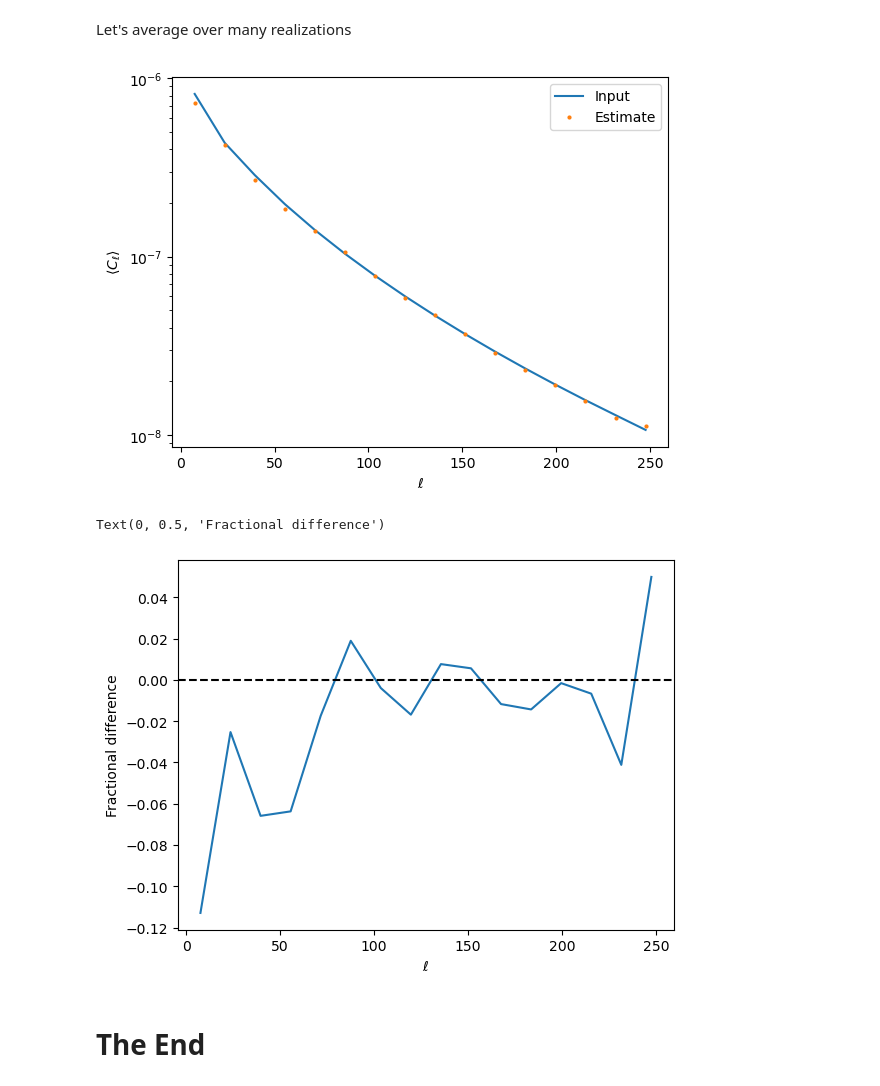
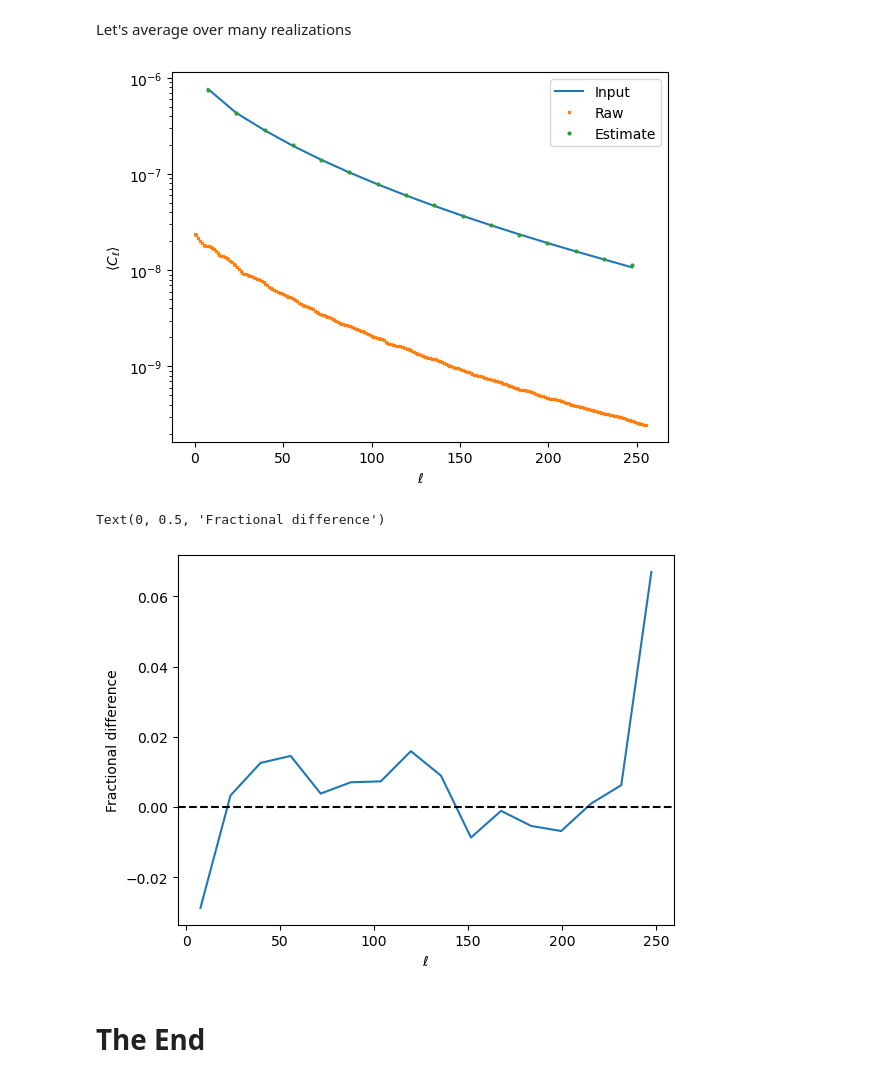
Before and after one commit to martinjameswhite/directsht, a Jupyter notebook: notebooks/mode_coupling_mat.ipynb, the cells around one changed output. Saved outputs shown, nothing was run; the diff lists cells and outputs as text; code cells hidden in the pictures.

```diff
--- a/notebooks/mode_coupling_mat.ipynb
+++ b/notebooks/mode_coupling_mat.ipynb
@@ -85,27 +96,31 @@ plt.xlim([0,binned_ells[-1]+50])
 # %% [markdown]
 Let's average over many realizations
 # %%
-Nmc = 50
+Nmc = 100
 #
 avg_Cb_decoupled = np.zeros_like(Cb_decoupled)
+avg_Cl_raw       = np.zeros_like(cl)
 #
 for i in range(Nmc):
     kmap = hp.synfast(clkk,nside=nside)
     cl   = hp.anafast(mask*kmap,lmax=lmax)
     binned_ells, Cb_decoupled = MD(cl,NperBin)
     avg_Cb_decoupled += Cb_decoupled
+    avg_Cl_raw       += cl
 avg_Cb_decoupled /= Nmc
+avg_Cl_raw       /= Nmc
 #
 plt.plot(binned_ells, convolved_theory_cl, label='Input')
+plt.plot(np.arange(Nl), avg_Cl_raw, label='Raw', ls='', marker='x', markersize=2)
 plt.plot(binned_ells, avg_Cb_decoupled, label='Estimate', ls='', marker='o', markersize=2)
 plt.yscale('log')
 plt.legend()
 #
 plt.xlabel(r'$\ell$')
 plt.ylabel(r'$\langle C_\ell \rangle$')
 plt.show()
 # %% [output]
-[figure, old version]
+[figure, new version]
 # %%
 plt.plot(binned_ells, avg_Cb_decoupled/convolved_theory_cl - 1)
 plt.axhline(0, ls='--', color='k')
@@ -113,6 +128,6 @@ plt.xlabel(r'$\ell$')
 plt.ylabel(r'Fractional difference')
 # %% [output]
 Text(0, 0.5, 'Fractional difference')
-[figure, old version]
+[figure, new version]
 # %% [markdown]
 # The End
```
Also changed, not shown: parts of 5 cells of this notebook.
